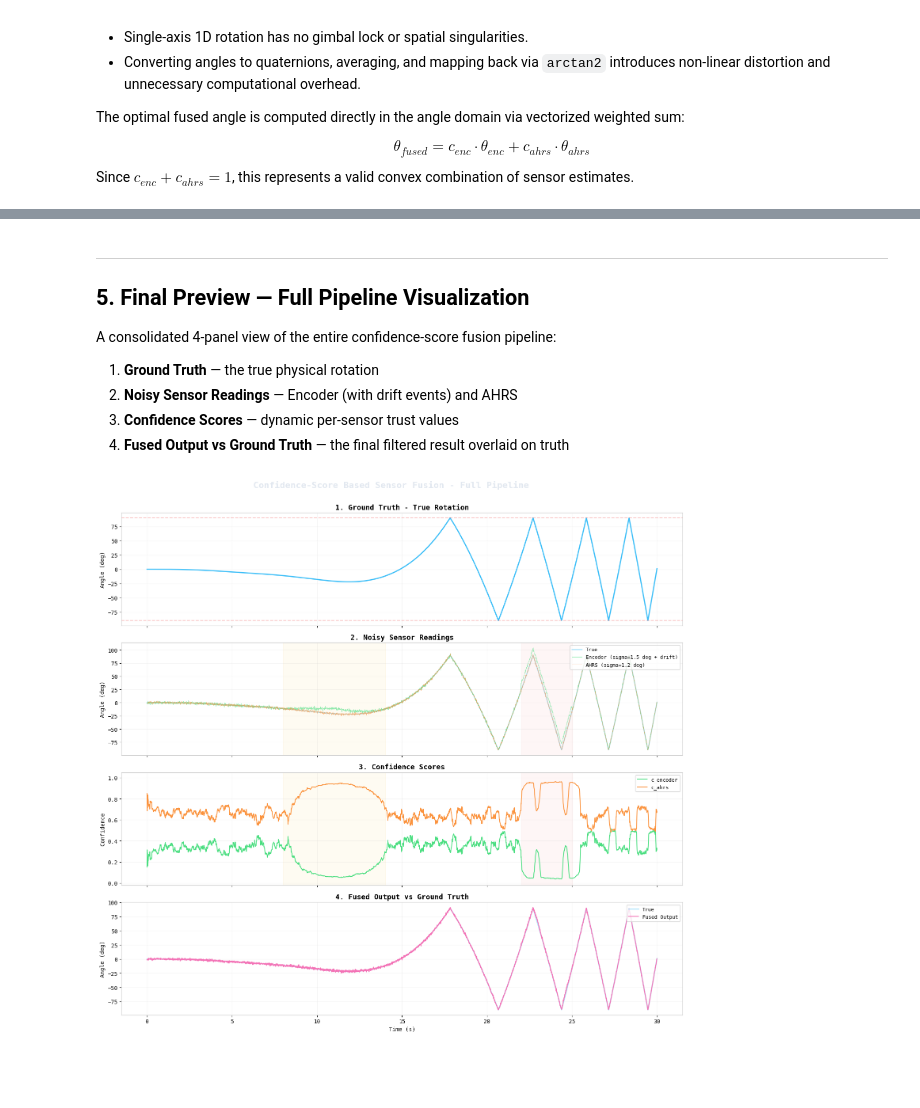
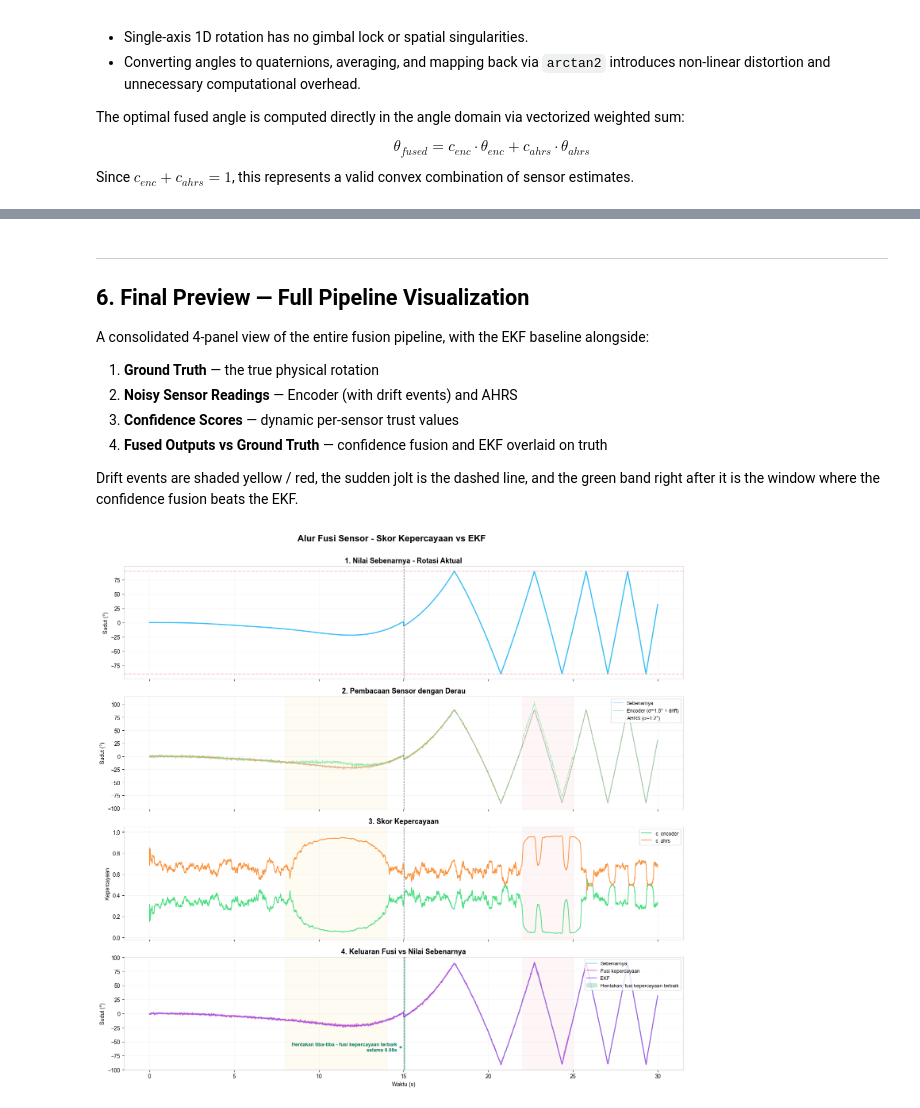
Before and after one commit to Astro-Reza/Confidence_Demo, a Jupyter notebook: notebooks/fusion_development.ipynb, the cells around one changed output, grey strips where cells are left out. Cells and saved outputs as stored; diff of their text form; code cells hidden in the pictures; blank space fills up the shorter version.

```diff
--- a/notebooks/fusion_development.ipynb
+++ b/notebooks/fusion_development.ipynb
@@ -380,57 +560,62 @@ Improvement over AHRS    : +4.4%
 # %% [markdown]
 ---
-## 5. Final Preview — Full Pipeline Visualization
+## 6. Final Preview — Full Pipeline Visualization
 
-A consolidated 4-panel view of the entire confidence-score fusion pipeline:
+A consolidated 4-panel view of the entire fusion pipeline, with the EKF baseline alongside:
 
 1. **Ground Truth** — the true physical rotation
 2. **Noisy Sensor Readings** — Encoder (with drift events) and AHRS
 3. **Confidence Scores** — dynamic per-sensor trust values
-4. **Fused Output vs Ground Truth** — the final filtered result overlaid on truth
+4. **Fused Outputs vs Ground Truth** — confidence fusion and EKF overlaid on truth
+
+Drift events are shaded yellow / red, the sudden jolt is the dashed line, and the green band right after it is
+the window where the confidence fusion beats the EKF.
 # %%
 fig, axes = plt.subplots(4, 1, figsize=(15, 14), sharex=True)
 
 # -- Panel 1: Ground truth
 axes[0].plot(t, theta_true, color='#38bdf8', lw=2)
 axes[0].axhline(y= 90, color='#ef4444', ls='--', alpha=0.3)
 axes[0].axhline(y=-90, color='#ef4444', ls='--', alpha=0.3)
-axes[0].set_title('1. Ground Truth - True Rotation', fontsize=13, fontweight='bold')
-axes[0].set_ylabel('Angle (deg)'); axes[0].grid(alpha=0.12)
+axes[0].axvline(t[JOLT_IDX], color='#0f172a', ls='--', lw=1.0, alpha=0.6)
+axes[0].set_title('1. Nilai Sebenarnya - Rotasi Aktual', fontsize=13, fontweight='bold')
+axes[0].set_ylabel('Sudut (°)'); axes[0].grid(alpha=0.12)
 
 # -- Panel 2: Noisy sensor readings
-axes[1].plot(t, theta_true, color='#38bdf8', lw=1.8, alpha=0.4, label='True')
+axes[1].plot(t, theta_true, color='#38bdf8', lw=1.8, alpha=0.4, label='Sebenarnya')
 axes[1].plot(t, theta_enc,  color='#4ade80', lw=0.7, alpha=0.6,
-             label=f'Encoder (sigma={sigma_enc} deg + drift)')
+             label=f'Encoder (σ={sigma_enc}° + drift)')
 axes[1].plot(t, theta_ahrs, color='#fb923c', lw=0.7, alpha=0.6,
-             label=f'AHRS (sigma={sigma_ahrs} deg)')
-axes[1].axvspan(t[800],  t[1400], alpha=0.06, color='#fbbf24')
-axes[1].axvspan(t[2200], t[2500], alpha=0.06, color='#f87171')
-axes[1].set_title('2. Noisy Sensor Readings', fontsize=13, fontweight='bold')
-axes[1].set_ylabel('Angle (deg)')
+             label=f'AHRS (σ={sigma_ahrs}°)')
+mark_events(axes[1])
+axes[1].set_title('2. Pembacaan Sensor dengan Derau', fontsize=13, fontweight='bold')
+axes[1].set_ylabel('Sudut (°)')
 axes[1].legend(loc='upper right', fontsize=9); axes[1].grid(alpha=0.12)
 
 # -- Panel 3: Confidence scores
 axes[2].plot(t, c_enc,  color='#4ade80', lw=1.4, label='c_encoder')
 axes[2].plot(t, c_ahrs, color='#fb923c', lw=1.4, label='c_ahrs')
-axes[2].axvspan(t[800],  t[1400], alpha=0.06, color='#fbbf24')
-axes[2].axvspan(t[2200], t[2500], alpha=0.06, color='#f87171')
-axes[2].set_title('3. Confidence Scores', fontsize=13, fontweight='bold')
-axes[2].set_ylabel('Confidence'); axes[2].set_ylim(-0.02, 1.05)
+mark_events(axes[2])
+axes[2].set_title('3. Skor Kepercayaan', fontsize=13, fontweight='bold')
+axes[2].set_ylabel('Kepercayaan'); axes[2].set_ylim(-0.02, 1.05)
 axes[2].legend(loc='upper right', fontsize=9); axes[2].grid(alpha=0.12)
 
 # -- Panel 4: Fused output
-axes[3].plot(t, theta_true,  color='#38bdf8', lw=2, alpha=0.4, label='True')
-axes[3].plot(t, theta_fused, color='#f472b6', lw=1.5, label='Fused Output')
+axes[3].plot(t, theta_true,  color='#38bdf8', lw=2, alpha=0.4, label='Sebenarnya')
+axes[3].plot(t, theta_fused, color='#f472b6', lw=1.5, label='Fusi kepercayaan')
 axes[3].fill_between(t, theta_true, theta_fused, alpha=0.12, color='#f472b6')
-axes[3].set_title('4. Fused Output vs Ground Truth', fontsize=13, fontweight='bold')
-axes[3].set_xlabel('Time (s)'); axes[3].set_ylabel('Angle (deg)')
+axes[3].plot(t, theta_ekf,   color=C_EKF,     lw=1.3, label='EKF')
+mark_events(axes[3])
+mark_jolt_win(axes[3], label=True, note=True, note_y=0.2)
+axes[3].set_title('4. Keluaran Fusi vs Nilai Sebenarnya', fontsize=13, fontweight='bold')
+axes[3].set_xlabel('Waktu (s)'); axes[3].set_ylabel('Sudut (°)')
 axes[3].legend(loc='upper right', fontsize=9); axes[3].grid(alpha=0.12)
 
-fig.suptitle('Confidence-Score Based Sensor Fusion - Full Pipeline',
-             fontsize=16, fontweight='bold', y=1.005, color='#e2e8f0')
+fig.suptitle('Alur Fusi Sensor - Skor Kepercayaan vs EKF',
+             fontsize=16, fontweight='bold', y=1.005)
 plt.tight_layout()
 plt.show()
 # %% [output]
-[figure, old version]
+[figure, new version]
 # %% [markdown]
 ---
```
Also changed, not shown: parts of 22 cells of this notebook, 3 other files.
